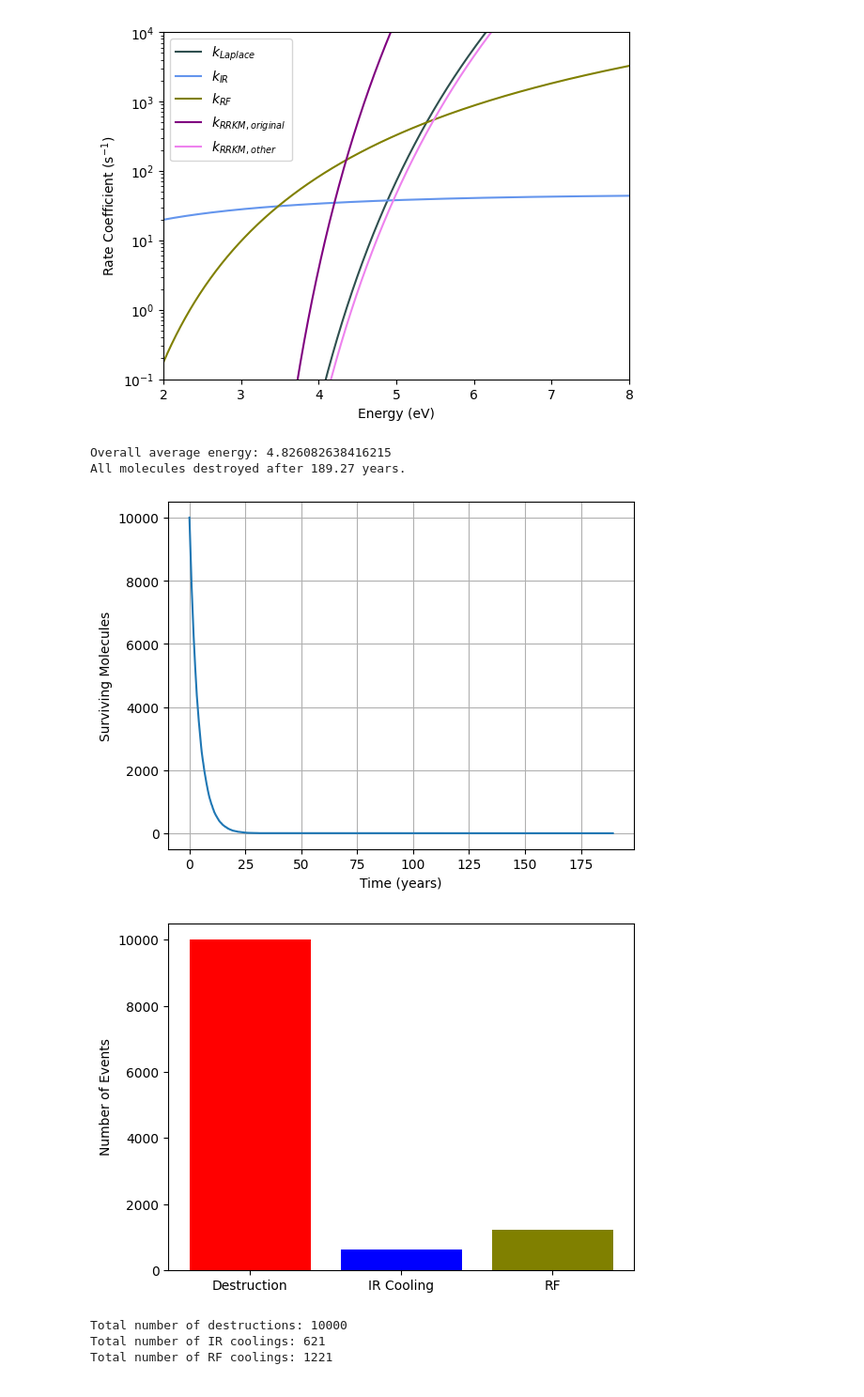
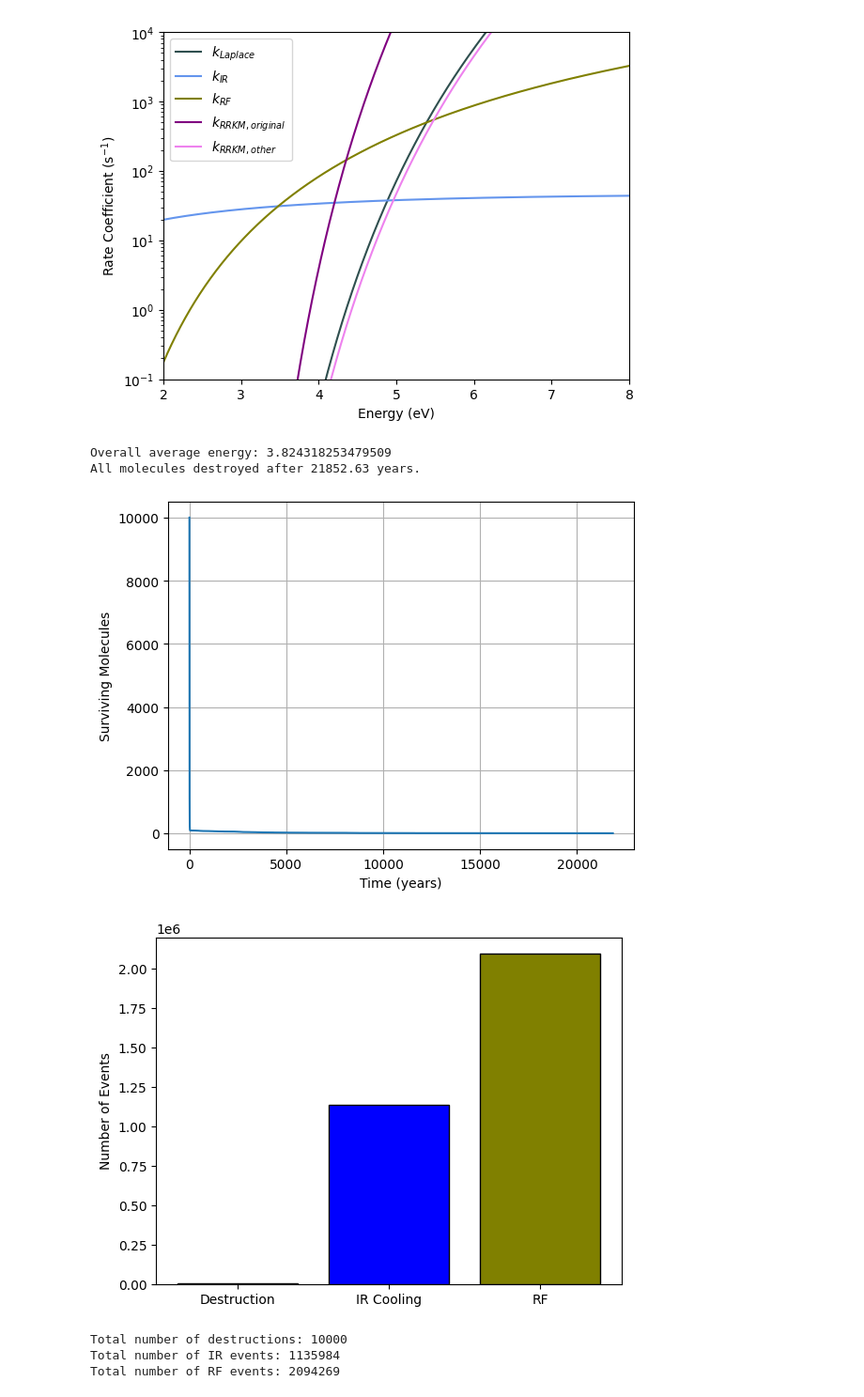
Before and after one commit to mustafa9812/Project-Cynap, a Jupyter notebook: scripts/calculations.ipynb, the cells around one changed output. Shown: that part at 94% size. Drawn from its saved outputs; the diff is of its cells as text; code cells hidden in the pictures.

```diff
--- a/scripts/calculations.ipynb
+++ b/scripts/calculations.ipynb
@@ -983,6 +983,7 @@ plt.savefig(r'C:\Users\Mustafa\Documents\GitHub\Project-Cynap\plots\Cation-1cyan
 # SOURCES:
 # https://www.sciencedirect.com/science/article/pii/S0168583X24001575?via%3Dihub
 # https://chem.libretexts.org/Courses/Grinnell_College/CHM_364%3A_Physical_Chemistry_2_%28Grinnell_College%29/13%3A_Lasers_Laser_Spectroscopy_and_Photochemistry/13.01%3A_Electronically_Excited_Molecules_can_Relax_by_a_Number_of_Processes
+# https://www.aanda.org/articles/aa/full_html/2012/07/aa18347-11/aa18347-11.html#:~:text=Context.,the%20different%20local%20physical%20conditions
 
 # PARAMETERS FOR MONTE CARLO SIMULATION
 num_molecules = 10000
@@ -994,7 +995,7 @@ t_uv = 1.4e9 / (Nc * G0)
 dt = 3.1536e7 / 10  # e.g. 1/10th of a year per step, adjust as needed
 
 # LISTS AND ARRAYS
-interp_RRKM = interp1d(C_RRKM_filtered_energies_list_eV, C_k_RRKM_list, bounds_error=False, fill_value=0)
+interp_RRKM = interp1d(other_C_RRKM_filtered_energies_list_eV, other_C_k_RRKM_list, bounds_error=False, fill_value=0)
 interp_IR = interp1d(C_IR_energies_list_eV, C_k_IR_total, bounds_error=False, fill_value=0)
 interp_RF = interp1d(RF_filtered_energies_list_eV, k_RF_list, bounds_error=False, fill_value=0)
 molecule_energies = np.random.uniform(E_min, E_max, num_molecules)
@@ -1024,7 +1025,7 @@ while np.any(molecule_alive):
     k_RF = interp_RF(E)
 
     # THRESHOLDS
-    k_RRKM[E < C_RRKM_filtered_energies_list_eV[0]] = 0
+    k_RRKM[E < other_C_RRKM_filtered_energies_list_eV[0]] = 0
     k_RF[E < RF_filtered_energies_list_eV[0]] = 0
     k_RRKM[~was_excited] = 0
     k_IR[~was_excited] = 0
@@ -1069,43 +1070,44 @@ while np.any(molecule_alive):
     survival_history.append(np.sum(molecule_alive))
     time_history.append(current_time)
     avg_energy = np.mean(molecule_energies[molecule_alive]) if np.any(molecule_alive) else 0
     total_average.append(avg_energy)
 
     current_time += dt
     t += 1
 
 # FINAL AVERAGE ENERGY
 overall_avg_energy = np.mean(total_average)
 print("Overall average energy:", overall_avg_energy)
 
 # TIME TO ZERO MOLECULES
 years_to_zero = time_history[-1] / 3.15576e7
 print(f"All molecules destroyed after {years_to_zero:.2f} years.")
+print(f"The average lifetime for a molecule is {np.mean(time_history) / 3.15576e7:.2f} years.")
 
 # PLOTS
 plt.plot(np.array(time_history) / 3.15576e7, survival_history)
 plt.xlabel('Time (years)')
 plt.ylabel('Surviving Molecules')
 plt.grid(True)
 plt.show()
 
 event_labels = ['Destruction', 'IR Cooling', 'RF']
 event_counts = [destruction_count, ir_count, rf_count]
-plt.bar(event_labels, event_counts, color=['red', 'blue', 'olive'])
+plt.bar(event_labels, event_counts, color=['red', 'blue', 'olive'], edgecolor='black')
 plt.ylabel('Number of Events')
 plt.show()
 
 print("Total number of destructions:", destruction_count)
-print("Total number of IR coolings:", ir_count)
-print("Total number of RF coolings:", rf_count)
+print("Total number of IR events:", ir_count)
+print("Total number of RF events:", rf_count)
 # %% [output]
-Overall average energy: 4.826082638416215
-All molecules destroyed after 189.27 years.
+Overall average energy: 3.824318253479509
+All molecules destroyed after 21852.63 years.
-[figure, old version]
+[figure, new version]
-[figure, old version]
+[figure, new version]
 Total number of destructions: 10000
-Total number of IR coolings: 621
-Total number of RF coolings: 1221
+Total number of IR events: 1135984
+Total number of RF events: 2094269
 # %%
 # MULTIPLE MONTE CARLO SIMULATION FOR CATION 1-CYANONAPHTHALENE
 
```
Also changed, not shown: parts of 1 cell of this notebook, 13 other files.
